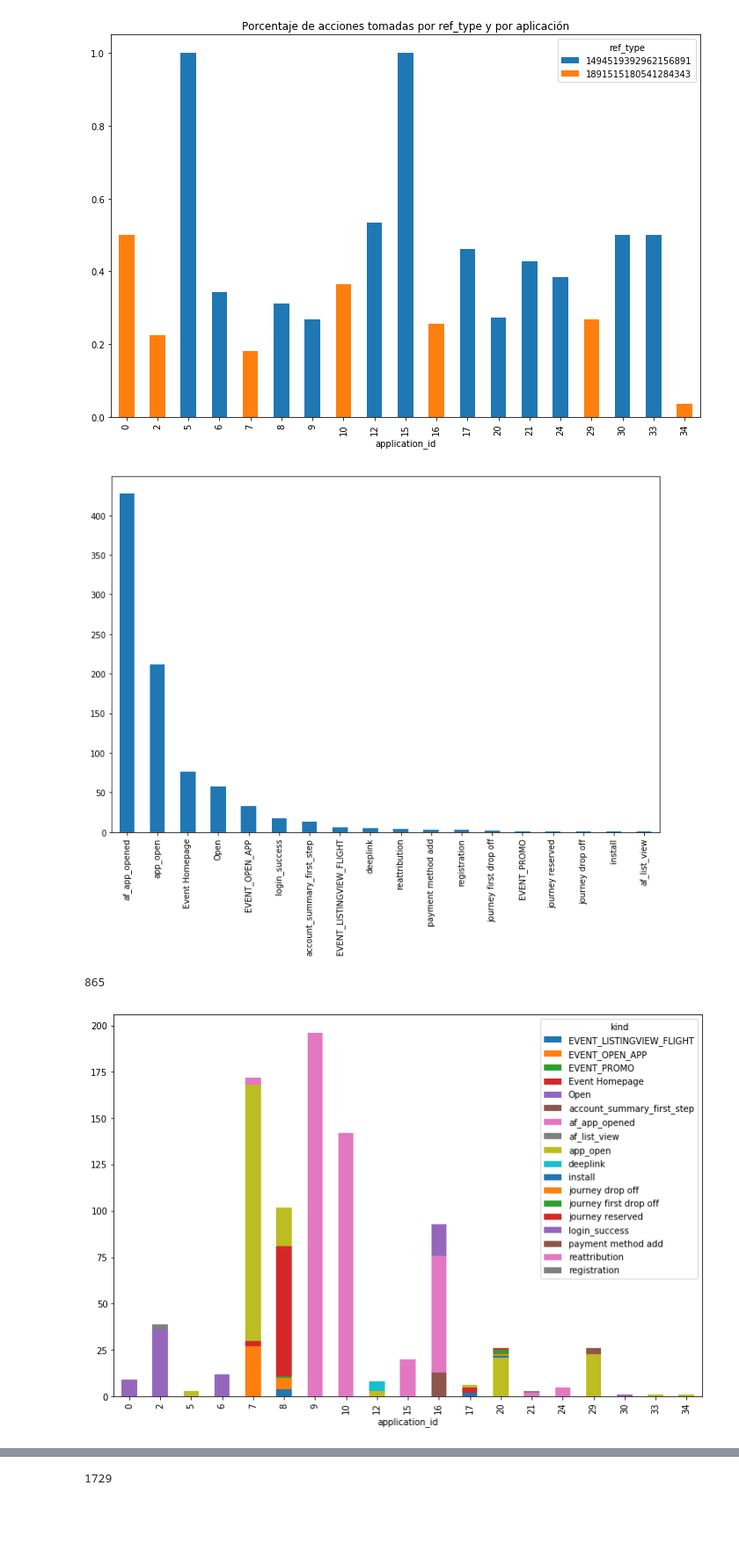
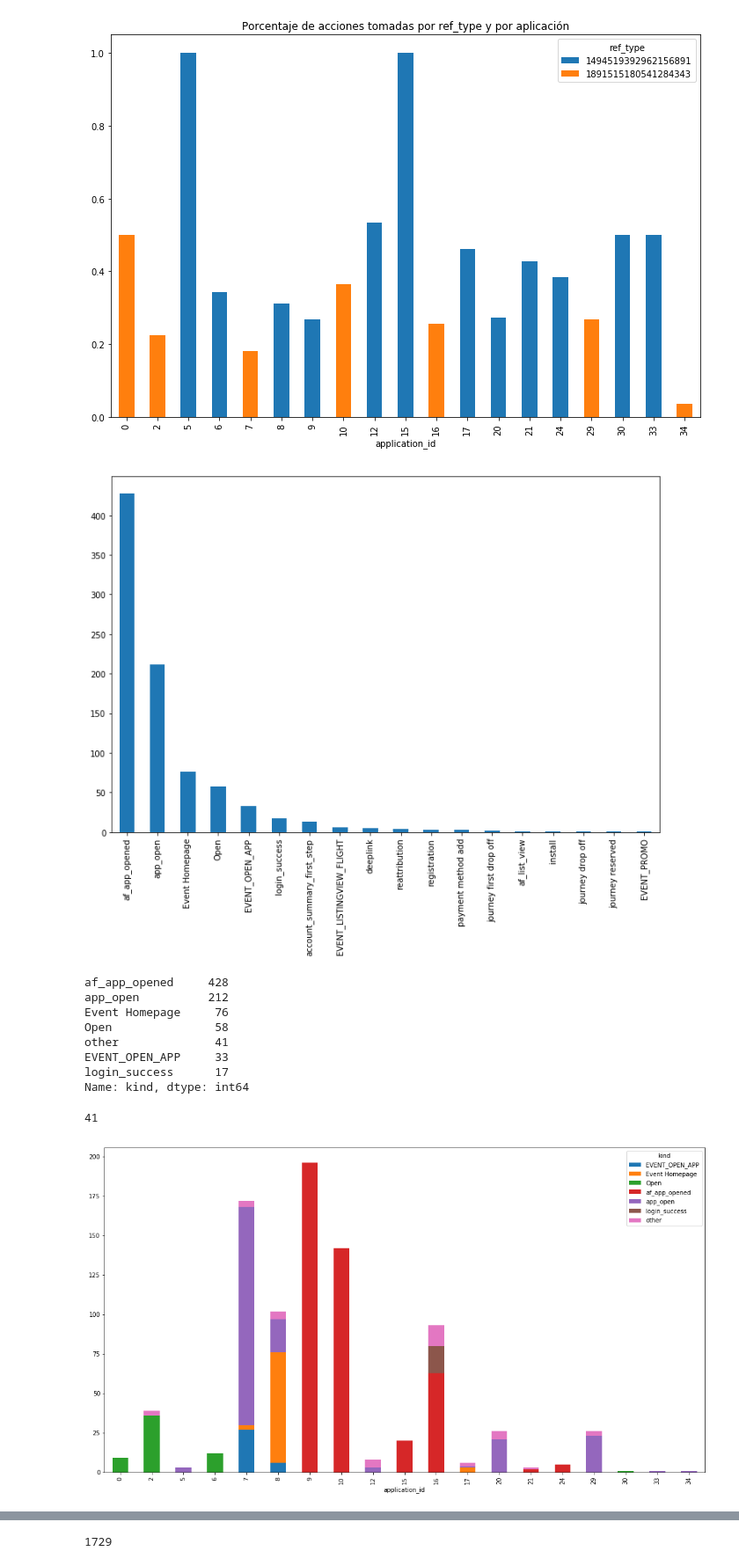
Before and after one commit to shizus/7506-1c2019, a Jupyter notebook: scripts/installs.ipynb, the cells around one changed output, grey strips where cells are left out. Shown at 88% size. Drawn from its saved outputs; the diff is of its cells as text; code cells hidden in the pictures; blank space fills up the shorter version.

Commit message:
gráficos extra installs

```diff
--- a/scripts/installs.ipynb
+++ b/scripts/installs.ipynb
@@ -13,6 +13,9 @@ del installs['attributed'] #borrada por ser todos False, no aporta información
 del installs['trans_id']   #borrada por tener muy pocos datos (6 de 3412)
 del installs['event_uuid'] #borrada por tener todos valores distintos, no aporta información relevante
 del installs['ref_hash']   #borrada por tener todos valores distintos, no aporta información relevante
+# %%
+installs['kind'].replace('open', 'Open', inplace = True) #Reemplazo porque son la misma opción
+installs['kind'].replace(['EVENT_HOMEPAGE', 'EVENT_Homepage'], 'Event Homepage', inplace = True)
 # %%
 installs.head()
 # %% [output]
@@ -87,9 +161,6 @@ plt.show()
 [figure]
 # %%
 implicit = installs[installs['implicit'] == True]
-# %%
-implicit['kind'].replace('open', 'Open', inplace = True)
-implicit['kind'].replace(['EVENT_HOMEPAGE', 'EVENT_Homepage'], 'Event Homepage', inplace = True)
 # %%
 #Gráfico de cantidad de acciones por día
 dates = implicit['created'].dt.day
@@ -213,18 +280,34 @@ plt.show()
 implicit['kind'].value_counts().plot(kind = 'bar', figsize = (12,8))
 plt.show()
 # %% [output]
-[figure, old version]
+[figure, new version]
-# %%
-installs['kind'].count()
-# %% [output]
-865
+# %%
+copia = implicit
+counts = copia['kind'].value_counts()
+indexes = counts[counts<15].index
+mask_dict = dict.fromkeys(indexes, 'other')
+copy['kind'] = copy['kind'].replace(mask_dict)
+copy['kind'].value_counts()
+# %% [output]
+af_app_opened     428
+app_open          212
+Event Homepage     76
+Open               58
+other              41
+EVENT_OPEN_APP     33
+login_success      17
+Name: kind, dtype: int64
+# %%
+implicit['kind'].value_counts().nsmallest(12).sum()
+# %% [output]
+41
 # %%
 #Gráfico de cantidad acciones de por tipo y por aplicación
 brands = implicit[['application_id', 'kind']].groupby('application_id').agg({'kind' : 'value_counts'})
-brands['kind'].unstack().plot(kind = 'bar', stacked = True, figsize = (12,8))
+brands['kind'].unstack().plot(kind = 'bar', stacked = True, figsize = (18,10))
 plt.show()
 # %% [output]
-[figure, old version]
+[figure, new version]
 # %%
 types = implicit[['ref_type', 'kind']].groupby('kind').agg({'ref_type' : 'value_counts'})
 types['ref_type'].unstack().plot(title = 'ref_types por tipo de acción', kind = 'barh', stacked = True, figsize = (12,10))
```
Also changed, not shown: parts of 17 cells of this notebook.
